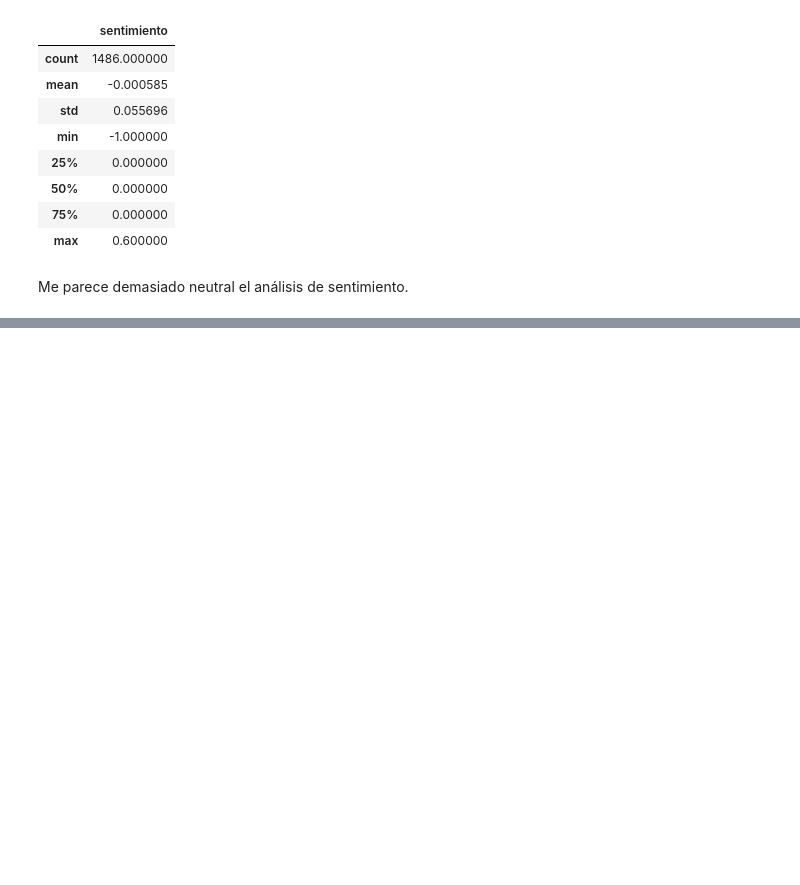
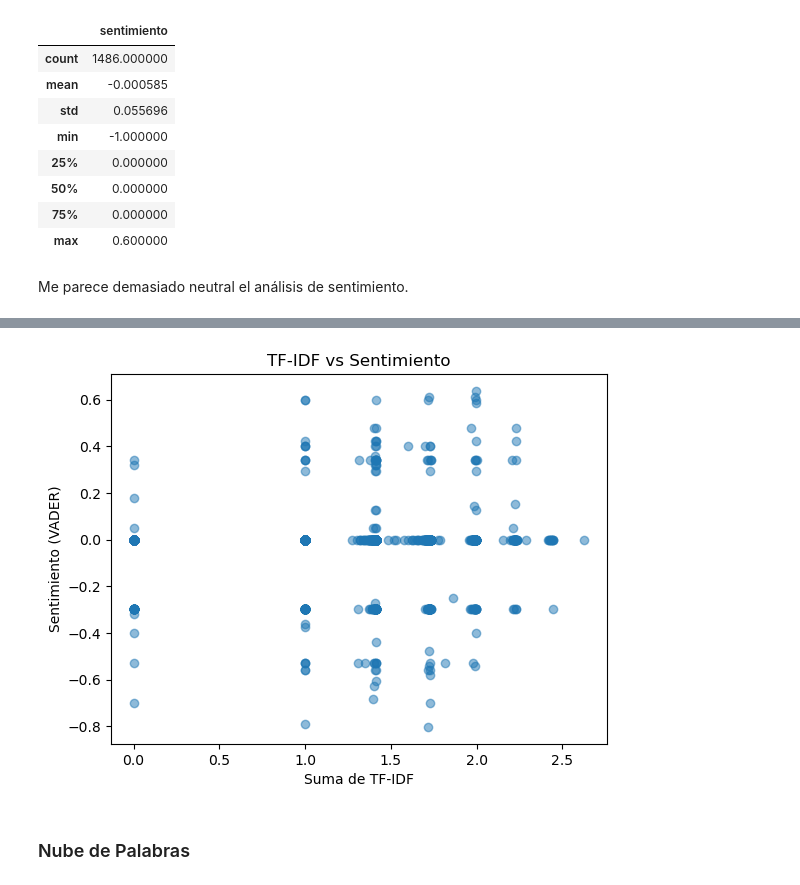
Before and after one commit to innovation-hard/deepLearnPproyFin, a Jupyter notebook: deepLearnProyFin.ipynb, the cells around one changed output, grey strips where cells are left out. Saved outputs shown, nothing was run; the diff lists cells and outputs as text; code cells hidden in the pictures; blank space fills up the shorter version.

```diff
--- a/deepLearnProyFin.ipynb
+++ b/deepLearnProyFin.ipynb
@@ -171,0 +356,10 @@ To download the necessary data, simply run
+# %%
+plt.scatter(df['tfidf_sum'], df['sentimientoVader'], alpha=0.5)
+plt.title('TF-IDF vs Sentimiento')
+plt.xlabel('Suma de TF-IDF')
+plt.ylabel('Sentimiento (VADER)')
+plt.show()
+# %% [output]
+[figure, added]
+# %% [markdown]
+### Nube de Palabras
```
Also changed, not shown: parts of 28 cells of this notebook, 1 other file.
